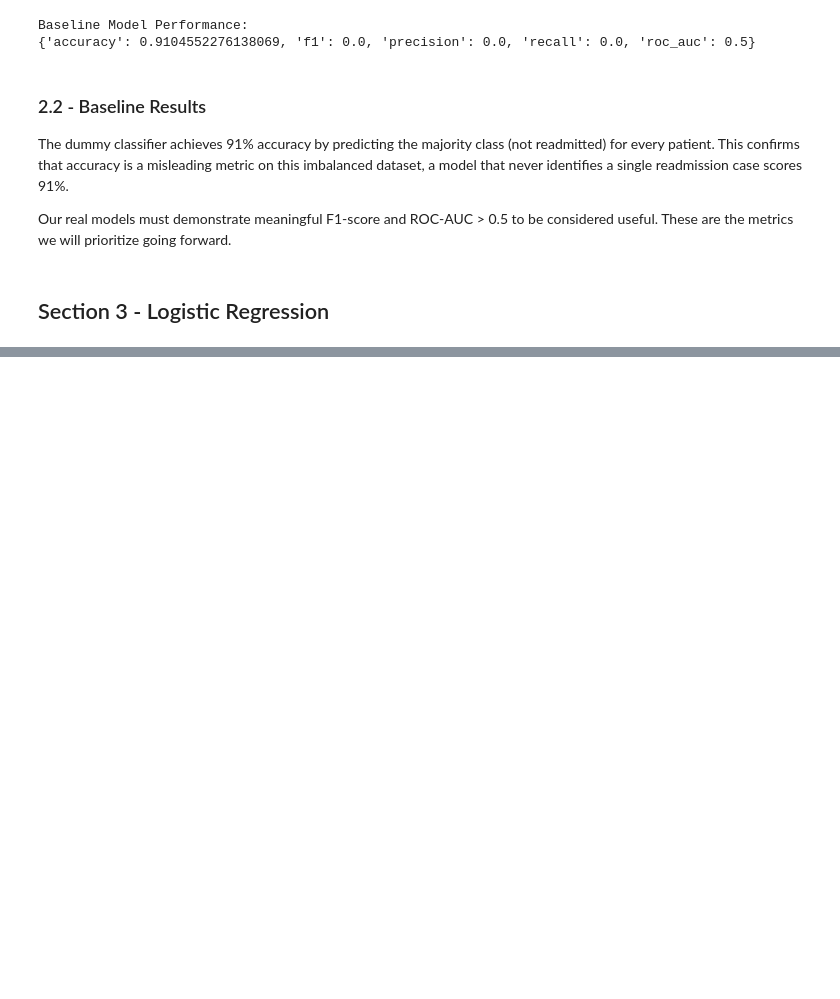
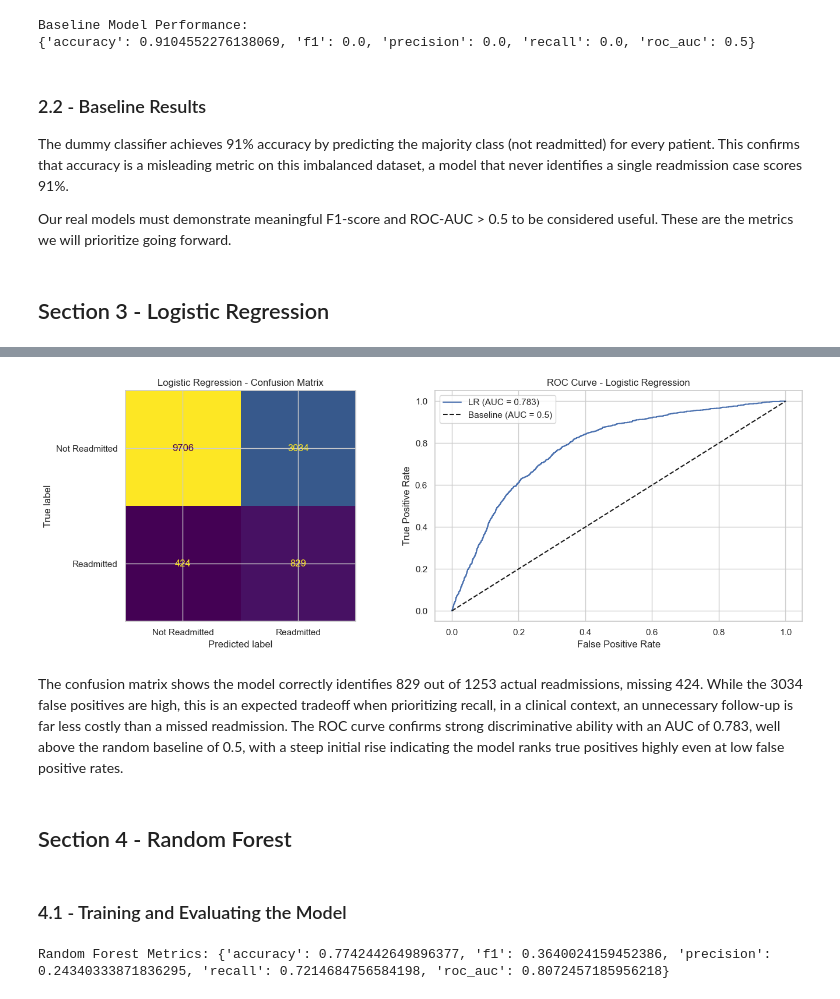
Before and after one commit to eliasLM-dev/Diabetes-readmission-ml-pipeline, a Jupyter notebook: notebooks/03_model_training_and_evaluation.ipynb, the cells around one changed output, grey strips where cells are left out. Cells and saved outputs as stored; diff of their text form; code cells hidden in the pictures; blank space fills up the shorter version.

Commit message:
Added the remaining models

```diff
--- a/notebooks/03_model_training_and_evaluation.ipynb
+++ b/notebooks/03_model_training_and_evaluation.ipynb
@@ -137,3 +137,15 @@ Our real models must demonstrate meaningful F1-score and ROC-AUC > 0.5 to be
 considered useful. These are the metrics we will prioritize going forward.
 # %% [markdown]
 ## Section 3 - Logistic Regression
+# %%
+from sklearn.linear_model import LogisticRegression
+
+lr_model = LogisticRegression(class_weight='balanced', random_state=RANDOM_STATE, max_iter=1000)
+lr_model.fit(X_train, y_train)
+
+y_pred_lr = lr_model.predict(X_val)
+y_prob_lr = lr_model.predict_proba(X_val)[:, 1]
+
+lr_metrics = f.evaluate_model(y_val, y_pred_lr, y_prob_lr)
+
+print(f"Logistic Regression Metrics: {lr_metrics}")
@@ -139,0 +183,55 @@ considered useful. These are the metrics we will prioritize going forward.
+# %%
+from sklearn.metrics import confusion_matrix, roc_curve, ConfusionMatrixDisplay
+
+fig, axes = plt.subplots(1, 2, figsize=(14, 5))
+
+# Confusion Matrix
+cm = confusion_matrix(y_val, y_pred_lr)
+disp = ConfusionMatrixDisplay(confusion_matrix=cm, display_labels=['Not Readmitted', 'Readmitted'])
+disp.plot(ax=axes[0], colorbar=False)
+axes[0].set_title('Logistic Regression - Confusion Matrix')
+
+# ROC Curve
+fpr, tpr, _ = roc_curve(y_val, y_prob_lr)
+axes[1].plot(fpr, tpr, label=f'LR (AUC = {lr_metrics["roc_auc"]:.3f})')
+axes[1].plot([0, 1], [0, 1], 'k--', label='Baseline (AUC = 0.5)')
+axes[1].set_xlabel('False Positive Rate')
+axes[1].set_ylabel('True Positive Rate')
+axes[1].set_title('ROC Curve - Logistic Regression')
+axes[1].legend()
+
+plt.tight_layout()
+plt.show()
+# %% [output]
+[figure, added]
+# %% [markdown]
+The confusion matrix shows the model correctly identifies 829 out of 1253 actual
+readmissions, missing 424. While the 3034 false positives are high, this is an
+expected tradeoff when prioritizing recall, in a clinical context, an unnecessary
+follow-up is far less costly than a missed readmission. The ROC curve confirms
+strong discriminative ability with an AUC of 0.783, well above the random baseline
+of 0.5, with a steep initial rise indicating the model ranks true positives highly
+even at low false positive rates.
+# %% [markdown]
+## Section 4 - Random Forest
+# %% [markdown]
+### 4.1 - Training and Evaluating the Model
+# %%
+from sklearn.ensemble import RandomForestClassifier
+
+rf_model = RandomForestClassifier(
+    class_weight='balanced_subsample',
+    random_state=RANDOM_STATE,
+    n_estimators=100,
+    min_samples_leaf=5,
+    max_depth=10
+)
+rf_model.fit(X_train, y_train)
+
+y_pred_rf = rf_model.predict(X_val)
+y_prob_rf = rf_model.predict_proba(X_val)[:, 1]
+
+rf_metrics = f.evaluate_model(y_val, y_pred_rf, y_prob_rf)
+print(f"Random Forest Metrics: {rf_metrics}")
+# %% [output]
+Random Forest Metrics: {'accuracy': 0.7742442649896377, 'f1': 0.3640024159452386, 'precision': 0.24340333871836295, 'recall': 0.7214684756584198, 'roc_auc': 0.8072457185956218}
```
Also changed, not shown: parts of 11 cells of this notebook.
